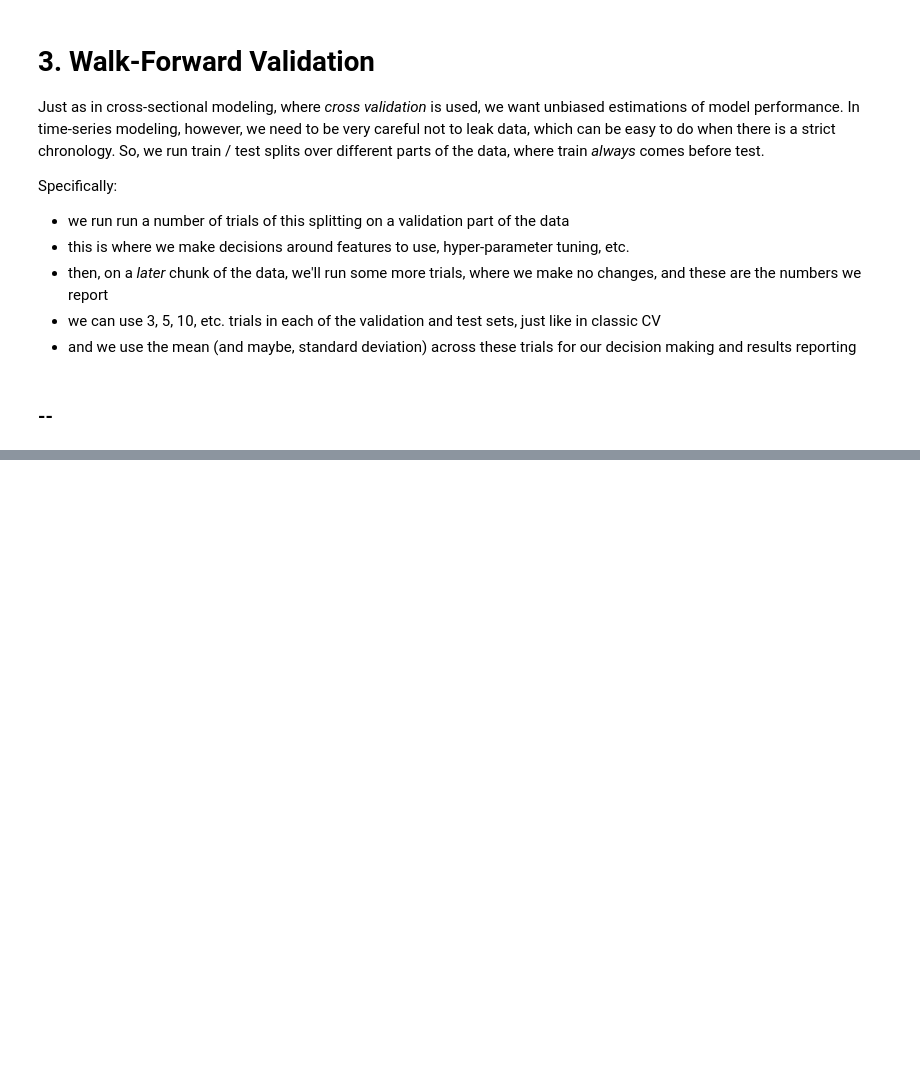
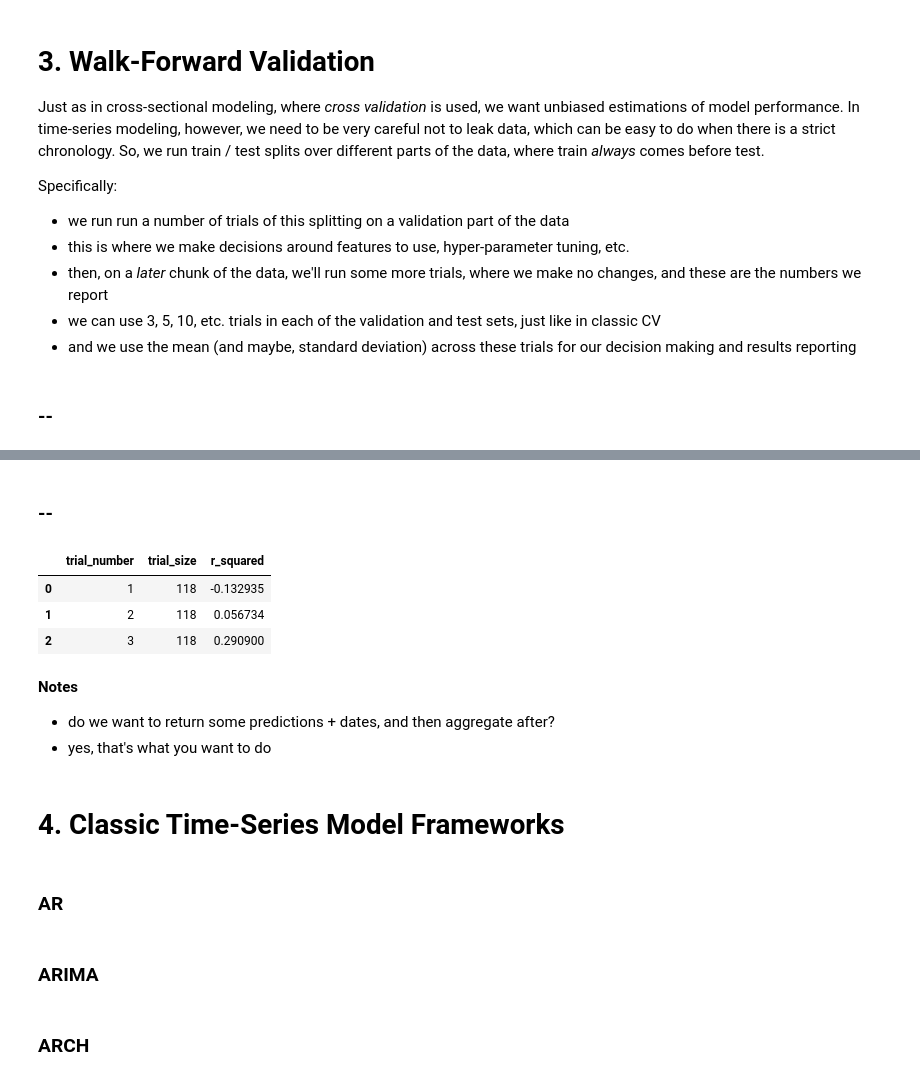
Before and after one commit to lermana/python_fundamentals, a Jupyter notebook: time_series_forecasting.ipynb, the cells around one changed output, grey strips where cells are left out. Cells and saved outputs as stored; diff of their text form; code cells hidden in the pictures; blank space fills up the shorter version.

Commit message:
adding time series forecasting

```diff
--- a/time_series_forecasting.ipynb
+++ b/time_series_forecasting.ipynb
@@ -364,0 +448,25 @@ Specifically:
+# %% [markdown]
+### --
+# %%
+time_series_validation(Ridge(alpha=10),
+                       aapl_features.join(aapl_df.return_daily),
+                       X_cols=aapl_features.columns,
+                       y_col="return_daily")
+# %% [output]
+|  | trial_number | trial_size | r_squared |
+| 0 | 1 | 118 | -0.132935 |
+| 1 | 2 | 118 | 0.056734 |
+| 2 | 3 | 118 | 0.290900 |
+# %% [markdown]
+**Notes**
+
+- do we want to return some predictions + dates, and then aggregate after?
+- yes, that's what you want to do
+# %% [markdown]
+# 4. Classic Time-Series Model Frameworks
+# %% [markdown]
+### AR
+# %% [markdown]
+### ARIMA
+# %% [markdown]
+### ARCH
```
Also changed, not shown: parts of 10 cells of this notebook.
